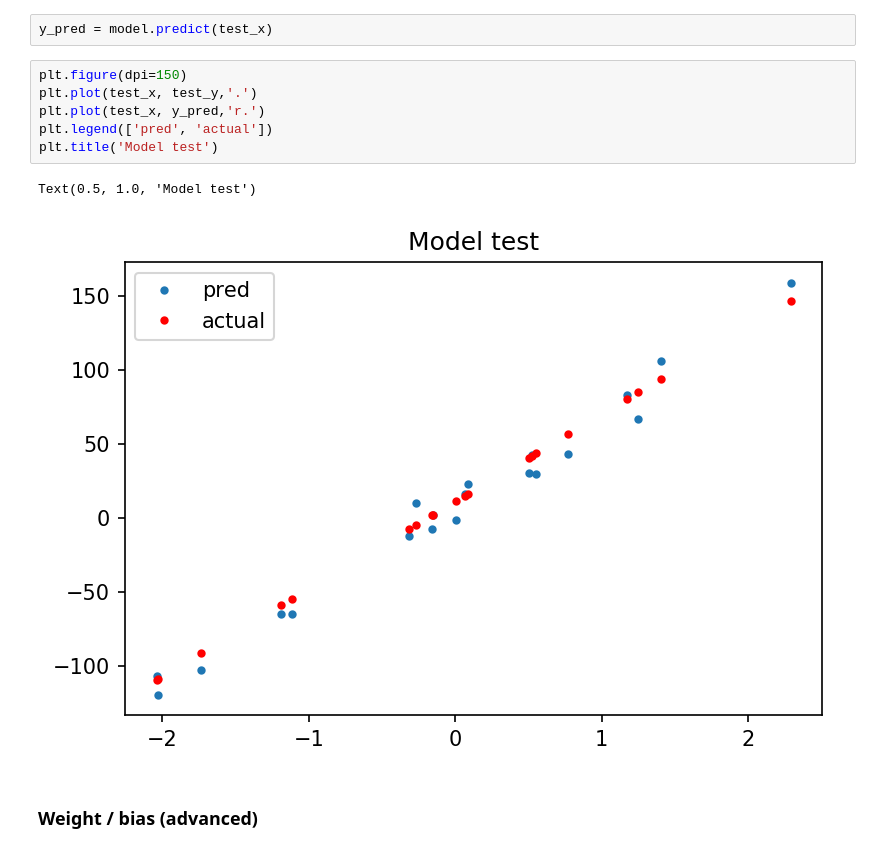
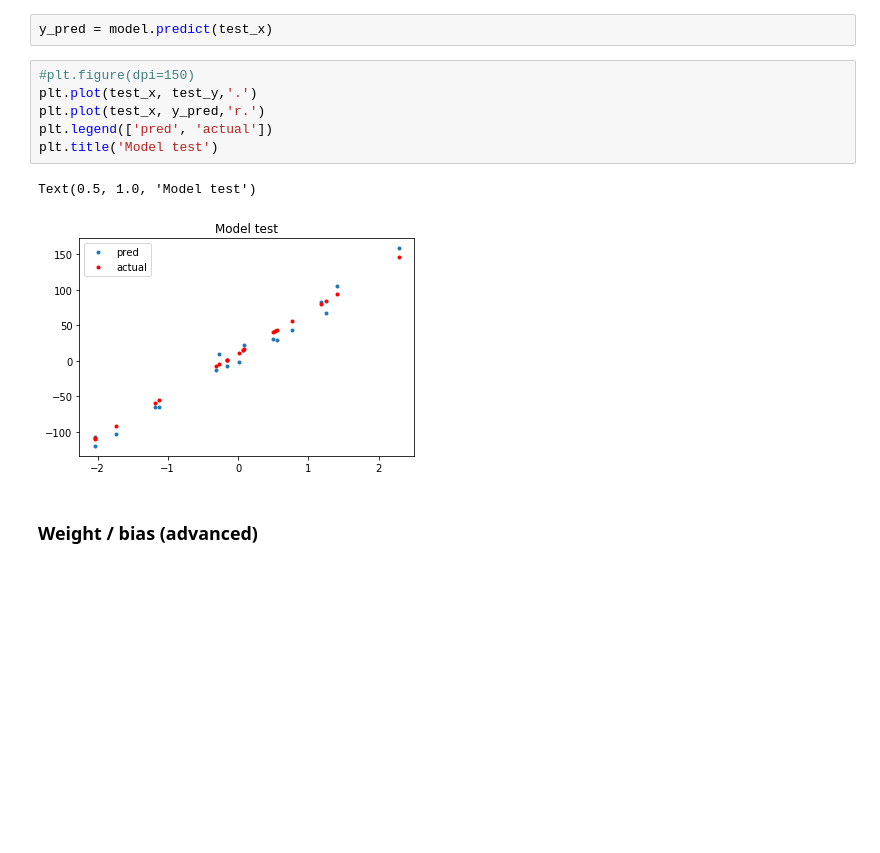
Before and after one commit to dalek7/SKKU_ML_21S, a Jupyter notebook: W10_03_linear_regression_keras.ipynb, the cells around one changed output. Saved outputs shown, nothing was run; the diff lists cells and outputs as text; blank space fills up the shorter version.

```diff
--- a/W10_03_linear_regression_keras.ipynb
+++ b/W10_03_linear_regression_keras.ipynb
@@ -93,14 +93,14 @@ Epoch 100/100
 # %%
 y_pred = model.predict(test_x)
 # %%
-plt.figure(dpi=150)
+#plt.figure(dpi=150)
 plt.plot(test_x, test_y,'.')
 plt.plot(test_x, y_pred,'r.')
 plt.legend(['pred', 'actual'])
 plt.title('Model test')
 # %% [output]
 Text(0.5, 1.0, 'Model test')
-[figure, old version]
+[figure, new version]
 # %% [markdown]
 ### Weight / bias (advanced)
 # %%
```
Also changed, not shown: 2 other files.
